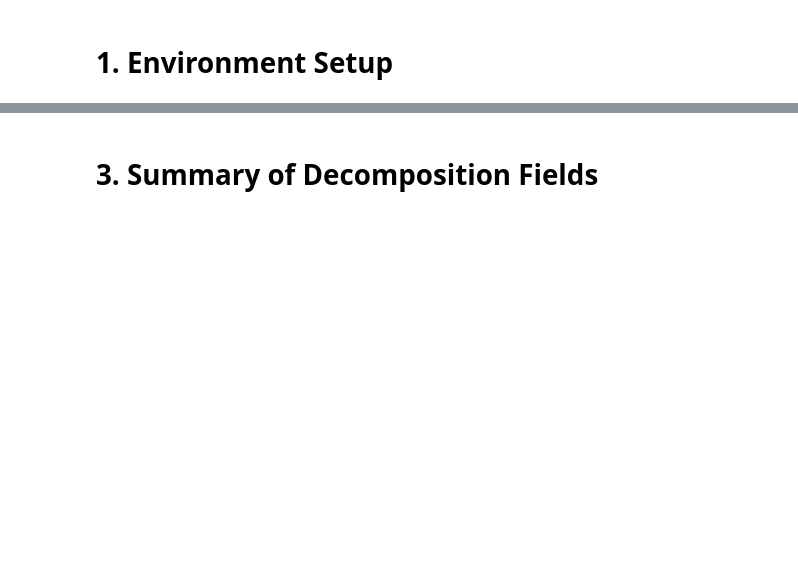
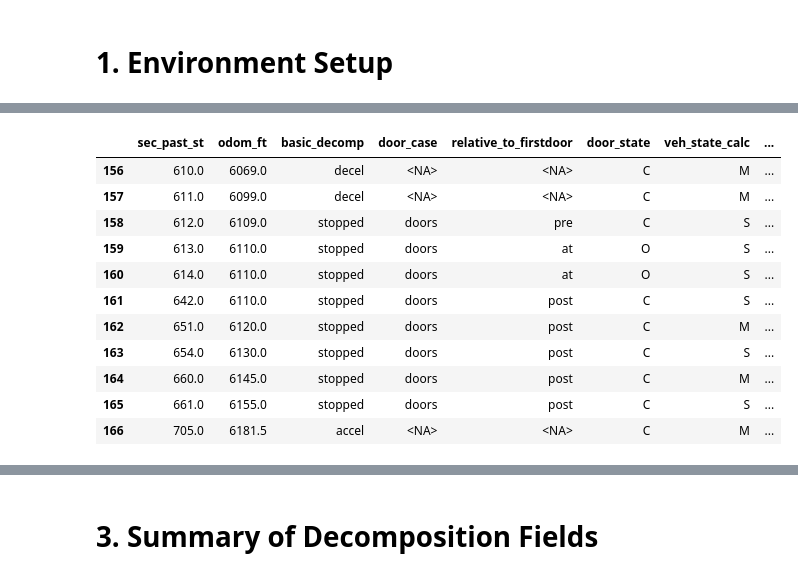
Before and after one commit to stevenschrayer/WMATA_AVL, a Jupyter notebook: docs/vignettes/04_Movement Decomposition.ipynb, the cells around one changed output, grey strips where cells are left out. Saved outputs shown, nothing was run; the diff lists cells and outputs as text; code cells hidden in the pictures; blank space fills up the shorter version.

```diff
--- a/docs/vignettes/04_Movement Decomposition.ipynb
+++ b/docs/vignettes/04_Movement Decomposition.ipynb
@@ -170,0 +362,22 @@ Note that to this point, there is no assertion that door open events occur at bu
+# %%
+(
+    rawnav_route_5
+    .query('filename == "rawnav02205171017.txt" & index_run_start == 2327')
+    .query('sec_past_st >= 610 & sec_past_st <= 705')
+    .assign(
+    )
+    .filter(['sec_past_st','odom_ft','basic_decomp', 'door_case', 'relative_to_firstdoor', 'door_state', 'veh_state_calc', 'stop_decomp'], axis = "columns")
+)
+# %% [output]
+|  | sec_past_st | odom_ft | basic_decomp | door_case | relative_to_firstdoor | door_state | veh_state_calc | ... |
+| 156 | 610.0 | 6069.0 | decel | <NA> | <NA> | C | M | ... |
+| 157 | 611.0 | 6099.0 | decel | <NA> | <NA> | C | M | ... |
+| 158 | 612.0 | 6109.0 | stopped | doors | pre | C | S | ... |
+| 159 | 613.0 | 6110.0 | stopped | doors | at | O | S | ... |
+| 160 | 614.0 | 6110.0 | stopped | doors | at | O | S | ... |
+| 161 | 642.0 | 6110.0 | stopped | doors | post | C | S | ... |
+| 162 | 651.0 | 6120.0 | stopped | doors | post | C | M | ... |
+| 163 | 654.0 | 6130.0 | stopped | doors | post | C | S | ... |
+| 164 | 660.0 | 6145.0 | stopped | doors | post | C | M | ... |
+| 165 | 661.0 | 6155.0 | stopped | doors | post | C | S | ... |
+| 166 | 705.0 | 6181.5 | accel | <NA> | <NA> | C | M | ... |
```
Also changed, not shown: parts of 57 cells of this notebook, 5 other files.
